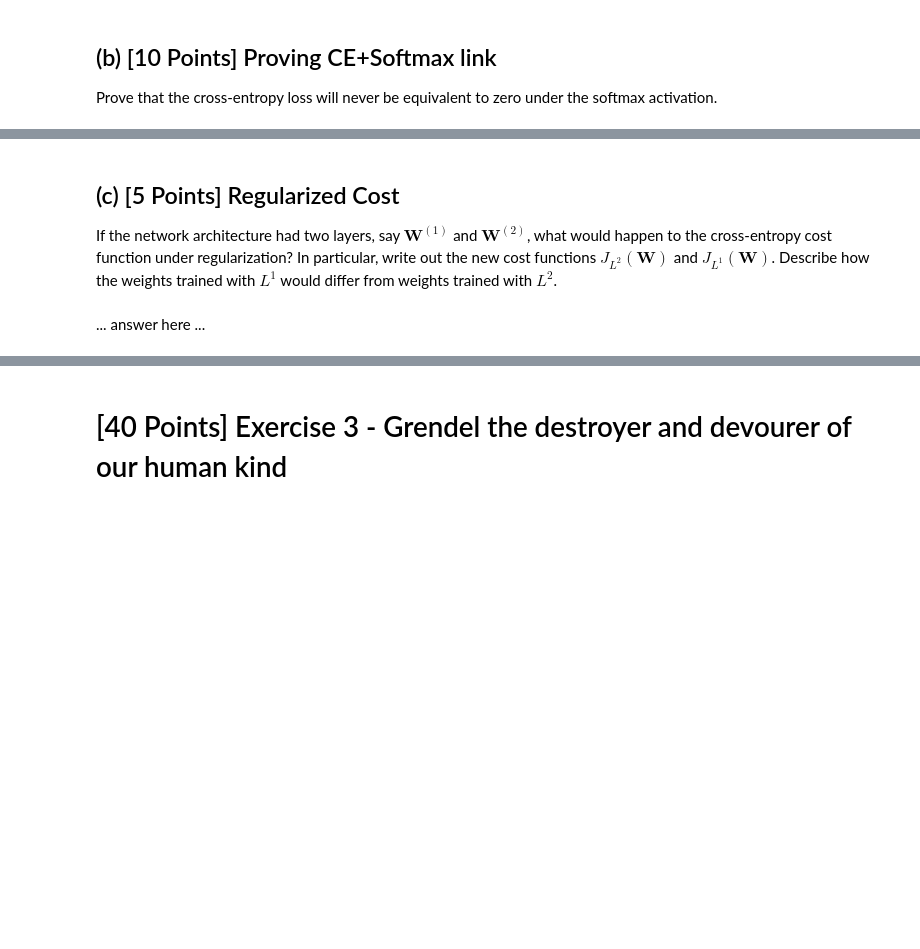
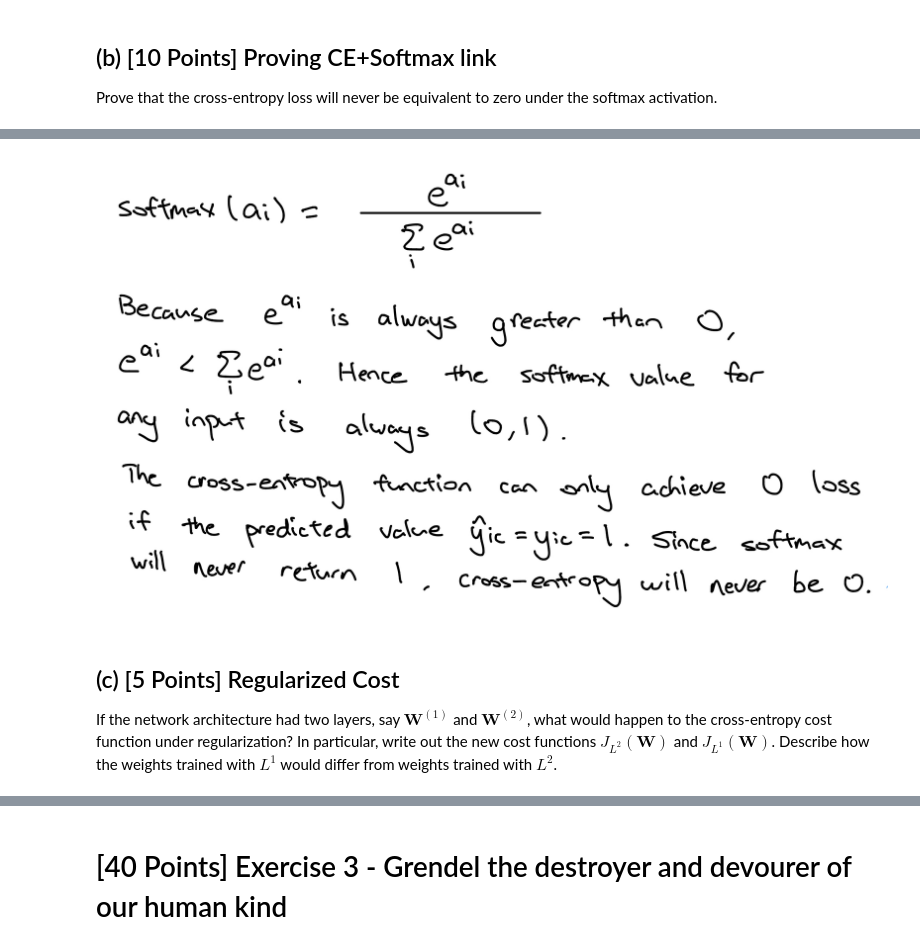
Before and after one commit to icarusoars/STAT430---Deep-Learning, a Jupyter notebook: HW5/hw05-jingtao2.ipynb, the cells around one changed output, grey strips where cells are left out. Drawn from its saved outputs; the diff is of its cells as text; code cells hidden in the pictures; blank space fills up the shorter version.

```diff
--- a/HW5/hw05-jingtao2.ipynb
+++ b/HW5/hw05-jingtao2.ipynb
@@ -210,6 +268,8 @@ from IPython.display import Image
+# %%
+Image('/content/2-b.jpeg')
+# %% [output]
+[figure, added]
 # %% [markdown]
 ## (c) [5 Points] Regularized Cost
 
 If the network architecture had two layers, say $\mathbf{W}^{(1)}$ and $\mathbf{W}^{(2)}$, what would happen to the cross-entropy cost function under regularization? In particular, write out the new cost functions $J_{L^2}(\mathbf{W})$ and $J_{L^1}(\mathbf{W})$. Describe how the weights trained with $L^1$ would differ from weights trained with $L^2$.
-# %% [markdown]
-... answer here ...
```
Also changed, not shown: parts of 19 cells of this notebook.
